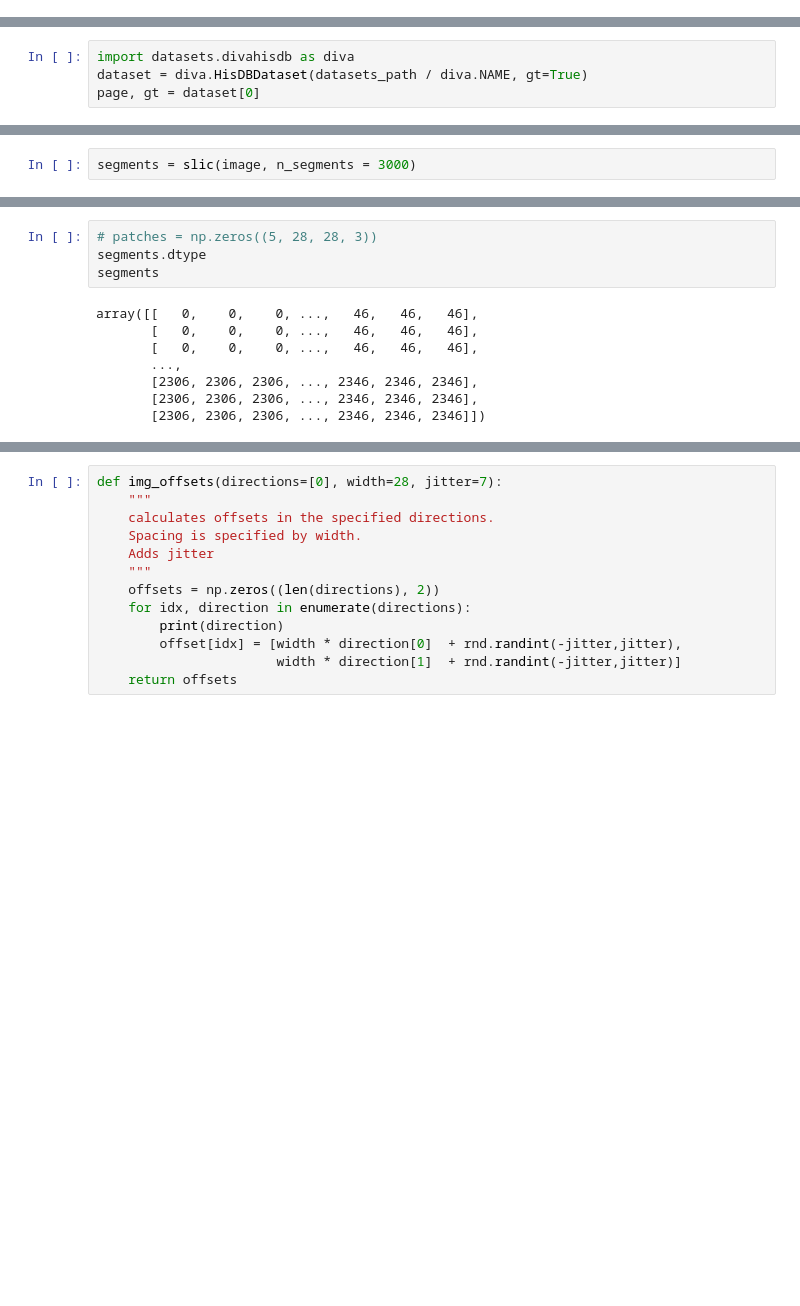
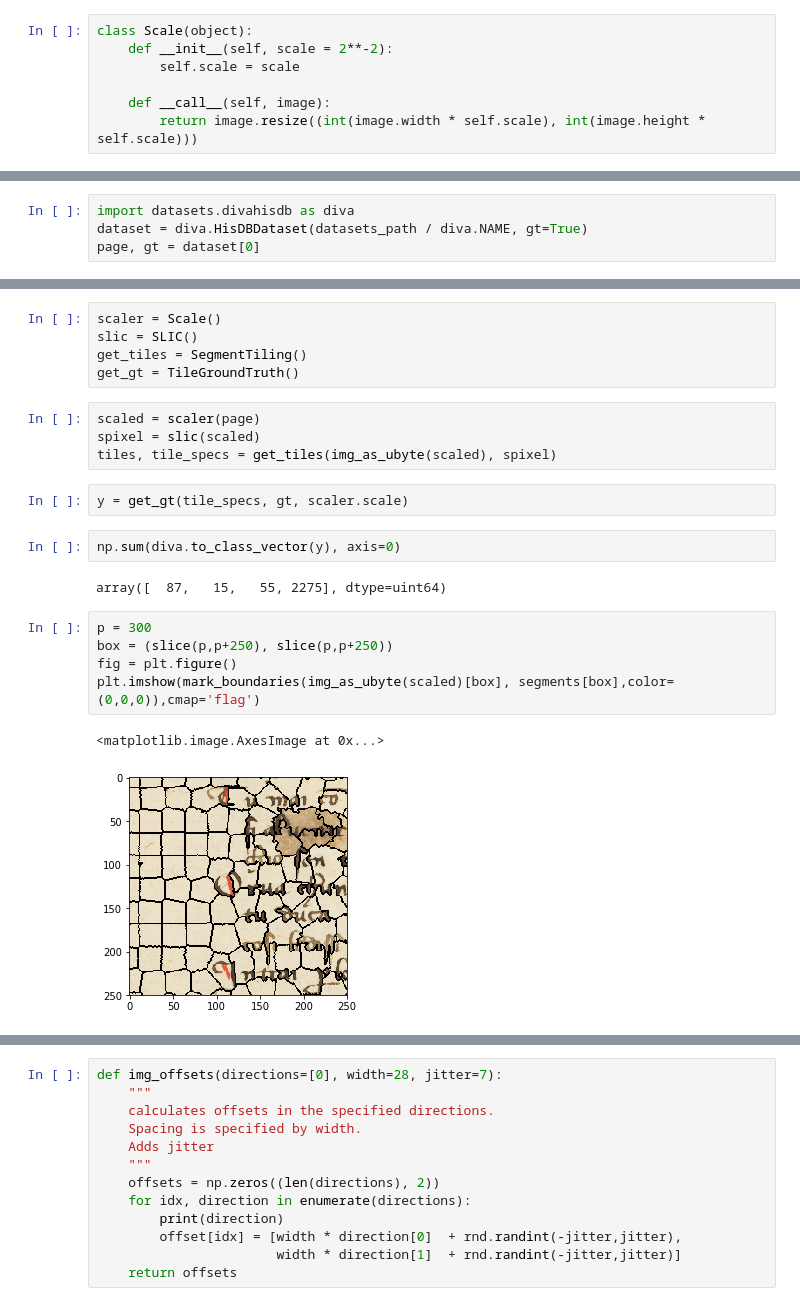
Before and after one commit to kaphka/imi-master-thesis, a Jupyter notebook: notebooks/createSLICpatches.ipynb, the cells around one changed output, grey strips where cells are left out. Drawn from its saved outputs; the diff is of its cells as text; blank space fills up the shorter version.

Commit message:
diva

```diff
--- a/notebooks/createSLICpatches.ipynb
+++ b/notebooks/createSLICpatches.ipynb
@@ -25,0 +38,7 @@ The autoreload extension is already loaded. To reload it, use:
+# %%
+class Scale(object):
+    def __init__(self, scale = 2**-2):
+        self.scale = scale
+
+    def __call__(self, image):
+        return image.resize((int(image.width * self.scale), int(image.height * self.scale)))
@@ -73,2 +111,0 @@ patch = img_as_float(page.crop((700,700,1200,1200)))
-# %%
-segments = slic(image, n_segments = 3000)
@@ -98,12 +112,23 @@ plt.imshow(segments[0:500,0:500],cmap='flag')
-# %%
-# patches = np.zeros((5, 28, 28, 3))
-segments.dtype
-segments
-# %% [output]
-array([[   0,    0,    0, ...,   46,   46,   46],
-       [   0,    0,    0, ...,   46,   46,   46],
-       [   0,    0,    0, ...,   46,   46,   46],
-       ...,
-       [2306, 2306, 2306, ..., 2346, 2346, 2346],
-       [2306, 2306, 2306, ..., 2346, 2346, 2346],
-       [2306, 2306, 2306, ..., 2346, 2346, 2346]])
+# %%
+scaler = Scale()
+slic = SLIC()
+get_tiles = SegmentTiling()
+get_gt = TileGroundTruth()
+# %%
+scaled = scaler(page)
+spixel = slic(scaled)
+tiles, tile_specs = get_tiles(img_as_ubyte(scaled), spixel)
+# %%
+y = get_gt(tile_specs, gt, scaler.scale)
+# %%
+np.sum(diva.to_class_vector(y), axis=0)
+# %% [output]
+array([  87,   15,   55, 2275], dtype=uint64)
+# %%
+p = 300
+box = (slice(p,p+250), slice(p,p+250))
+fig = plt.figure()
+plt.imshow(mark_boundaries(img_as_ubyte(scaled)[box], segments[box],color=(0,0,0)),cmap='flag')
+# %% [output]
+<matplotlib.image.AxesImage at 0x...>
+[figure, added]
```
Also changed, not shown: parts of 26 cells of this notebook, 4 other files.
